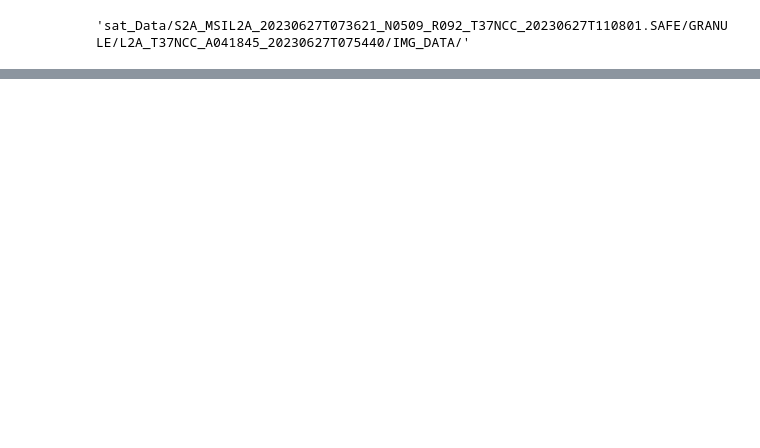
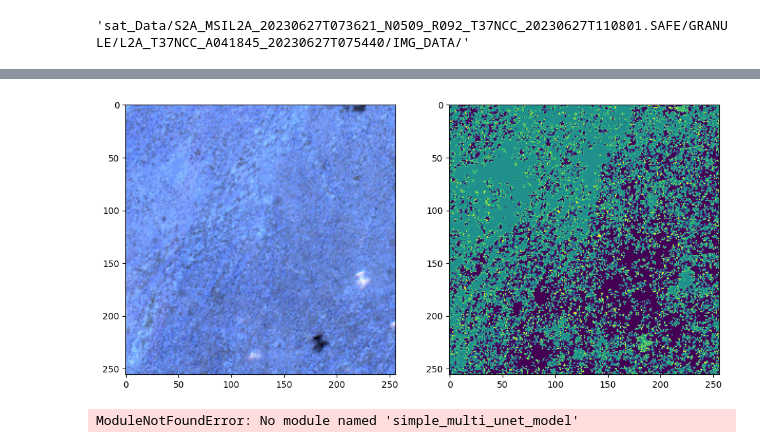
Before and after one commit to mightyMarabu/jupyter_notebooks, a Jupyter notebook: u_net.ipynb, the cells around one changed output, grey strips where cells are left out. Cells and saved outputs as stored; diff of their text form; code cells hidden in the pictures; blank space fills up the shorter version.

```diff
--- a/u_net.ipynb
+++ b/u_net.ipynb
@@ -159,0 +238,13 @@ array([], dtype=float64)
+# %%
+#Another Sanity check, view few mages
+import random
+import numpy as np
+image_number = random.randint(0, len(image_dataset))
+plt.figure(figsize=(12, 6))
+plt.subplot(121)
+plt.imshow(image_dataset[image_number])
+plt.subplot(122)
+plt.imshow(labels[image_number][:,:,0])
+plt.show()
+# %% [output]
+[figure, added]
@@ -159,0 +260,33 @@ array([], dtype=float64)
+# %%
+
+weights = [0.1666, 0.1666, 0.1666, 0.1666, 0.1666, 0.1666, 0.1666, 0.1666, 0.1666, 0.1666]
+dice_loss = sm.losses.DiceLoss(class_weights=weights)
+focal_loss = sm.losses.CategoricalFocalLoss()
+total_loss = dice_loss + (1 * focal_loss)  #
+
+
+IMG_HEIGHT = X_train.shape[1]
+IMG_WIDTH  = X_train.shape[2]
+IMG_CHANNELS = X_train.shape[3]
+
+from simple_multi_unet_model import multi_unet_model, jacard_coef
+
+metrics=['accuracy', jacard_coef]
+
+def get_model():
+    return multi_unet_model(n_classes=n_classes, IMG_HEIGHT=IMG_HEIGHT, IMG_WIDTH=IMG_WIDTH, IMG_CHANNELS=IMG_CHANNELS)
+
+model = get_model()
+model.compile(optimizer='adam', loss=total_loss, metrics=metrics)
+#model.compile(optimizer='adam', loss='categorical_crossentropy', metrics=metrics)
+model.summary()
+
+
+history1 = model.fit(X_train, y_train,
+                    batch_size = 16,
+                    verbose=1,
+                    epochs=100,
+                    validation_data=(X_test, y_test),
+                    shuffle=False)
+# %% [output]
+ModuleNotFoundError: No module named 'simple_multi_unet_model'
```
Also changed, not shown: parts of 9 cells of this notebook, 2 other files.
